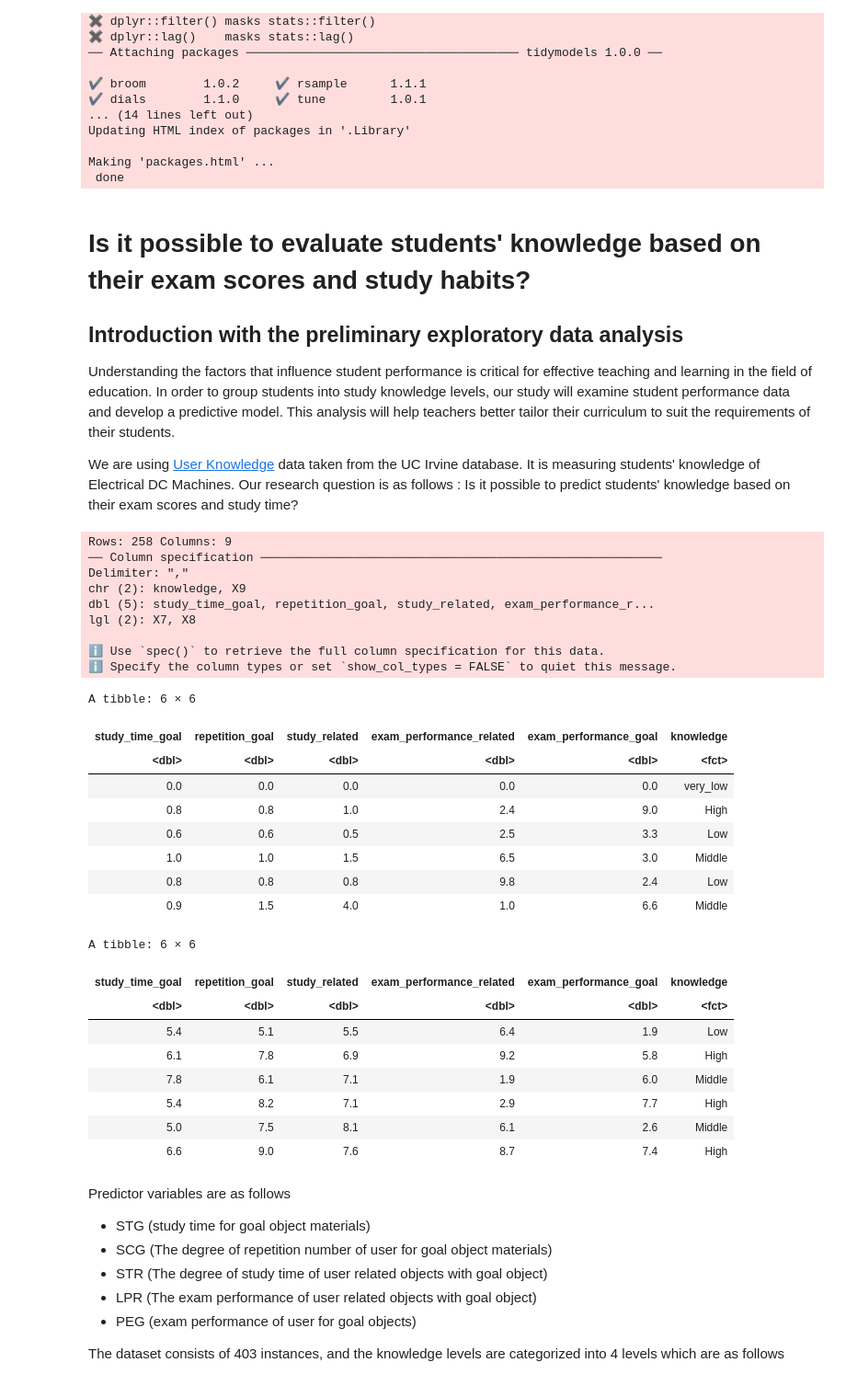
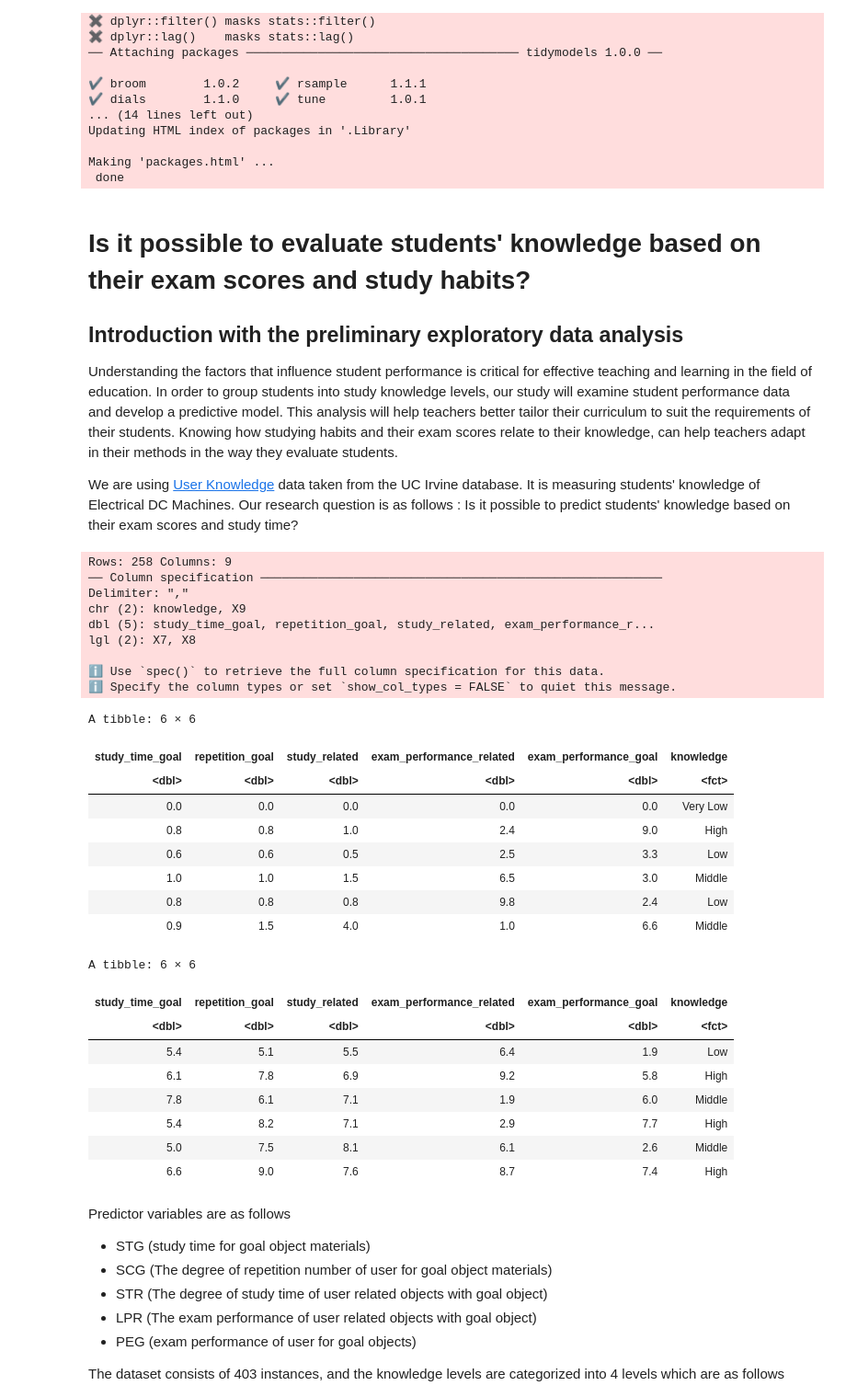
Before and after one commit to naomi-ng/DSCI100group_project, a Jupyter notebook: group_proposal.ipynb, the cells around one changed output. Shown at 92% size. Drawn from its saved outputs; the diff is of its cells as text; code cells hidden in the pictures.

```diff
--- a/group_proposal.ipynb
+++ b/group_proposal.ipynb
@@ -26,41 +26,43 @@ Making 'packages.html' ...
 
 ## Introduction with the preliminary exploratory data analysis
 
-Understanding the factors that influence student performance is critical for effective teaching and learning in the field of education. In order to group students into study knowledge levels, our study will examine student performance data and develop a predictive model. This analysis will help teachers better tailor their curriculum to suit the requirements of their students.
+Understanding the factors that influence student performance is critical for effective teaching and learning in the field of education. In order to group students into study knowledge levels, our study will examine student performance data and develop a predictive model. This analysis will help teachers better tailor their curriculum to suit the requirements of their students. Knowing how studying habits and their exam scores relate to their knowledge, can help teachers adapt in their methods in the way they evaluate students.
 
 We are using [User Knowledge](https://archive.ics.uci.edu/dataset/257/user+knowledge+modeling) data taken from the UC Irvine database. It is measuring students' knowledge of Electrical DC Machines. Our research question is as follows : Is it possible to predict students' knowledge based on their exam scores and study time?
 # %%
 url <- "https://raw.githubusercontent.com/naomi-ng/DSCI100-project/main/user_experience.csv"
 user_experience_data <- read_csv(url, col_names = c("study_time_goal", "repetition_goal", "study_related",
                                                    "exam_performance_related", "exam_performance_goal", "knowledge"),
                                 skip = 1)
 
 tidy_ux_data <- user_experience_data |>
     select(-X7, -X8, -X9) |>
     mutate(knowledge = as_factor(knowledge)) |>
     mutate(study_time_goal = study_time_goal * 10) |>
     mutate(repetition_goal = repetition_goal * 10) |>
     mutate(study_related = study_related * 10) |>
     mutate(exam_performance_related = exam_performance_related * 10) |>
-    mutate(exam_performance_goal = exam_performance_goal * 10)
+    mutate(exam_performance_goal = exam_performance_goal * 10)|>
+    mutate(knowledge = fct_recode(knowledge, "Very Low" = "very_low"))
+
 
 
 head(tidy_ux_data)
 tail(tidy_ux_data)
 # %% [output]
 Rows: 258 Columns: 9
 ── Column specification ────────────────────────────────────────────────────────
 Delimiter: ","
 chr (2): knowledge, X9
 dbl (5): study_time_goal, repetition_goal, study_related, exam_performance_r...
 lgl (2): X7, X8
 
 ℹ Use `spec()` to retrieve the full column specification for this data.
 ℹ Specify the column types or set `show_col_types = FALSE` to quiet this message.
 A tibble: 6 × 6
 | study_time_goal | repetition_goal | study_related | exam_performance_related | exam_performance_goal | knowledge |
 | <dbl> | <dbl> | <dbl> | <dbl> | <dbl> | <fct> |
-| 0.0 | 0.0 | 0.0 | 0.0 | 0.0 | very_low |
+| 0.0 | 0.0 | 0.0 | 0.0 | 0.0 | Very Low |
 | 0.8 | 0.8 | 1.0 | 2.4 | 9.0 | High |
 | 0.6 | 0.6 | 0.5 | 2.5 | 3.3 | Low |
 | 1.0 | 1.0 | 1.5 | 6.5 | 3.0 | Middle |
```
Also changed, not shown: parts of 5 cells of this notebook.
